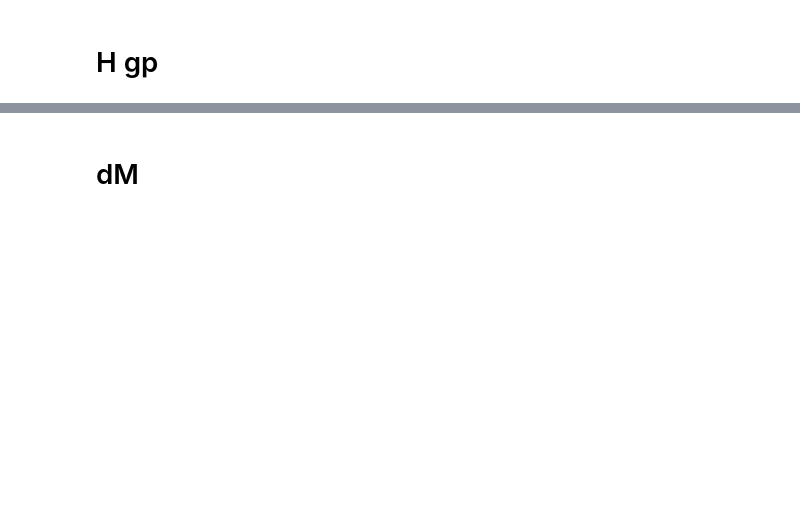
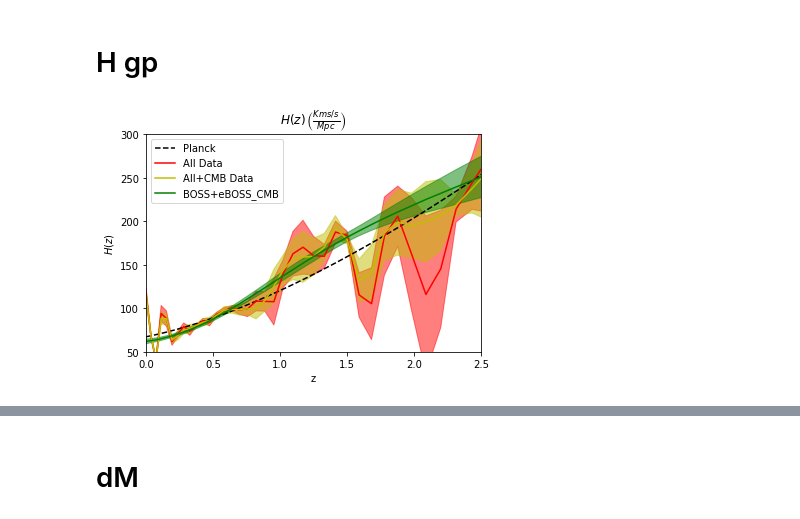
Before and after one commit to JaimeRZP/Growz, a Jupyter notebook: notebooks/plotting.ipynb, the cells around one changed output, grey strips where cells are left out. Saved outputs shown, nothing was run; the diff lists cells and outputs as text; code cells hidden in the pictures; blank space fills up the shorter version.

```diff
--- a/notebooks/plotting.ipynb
+++ b/notebooks/plotting.ipynb
@@ -187,13 +229,14 @@ tools = utils.utils()
 c = tools.c
 
 H_All_m, H_All_s = get_m_s(CC_DS17_BOSS_eBOSS_Wigglez_DSS['Hz'])
+H_All_CMB_m, H_All_CMB_s = get_m_s(CC_DS17_BOSS_eBOSS_Wigglez_DSS_CMB['Hz'])
 H_CC_DS17_Wigglez_DSS_m, H_CC_DS17_Wigglez_DSS_s = get_m_s(CC_DS17_Wigglez_DSS['Hz'])
 H_CC_DS17_m, H_CC_DS17_s = get_m_s(CC_DS17['Hz'])
 H_BOSS_eBOSS_m, H_BOSS_eBOSS_s = get_m_s(BOSS_eBOSS['Hz'])
+H_BOSS_eBOSS_CMB_m, H_BOSS_eBOSS_CMB_s = get_m_s(BOSS_eBOSS_CMB['Hz'])
 H_DESI_m, H_DESI_s = get_m_s(DESI['Hz'])
 ###
-H_DESI_l_m, H_DESI_l_s = get_m_s(DESI_l['Hz'])
-H_DESI_FCMB_m, H_DESI_FCMB_s = get_m_s(DESI_FCMB['Hz'])
+H_DESI_CMB_m, H_DESI_CMB_s = get_m_s(DESI_CMB['Hz'])
 ###
 H_CC_m, H_CC_s = get_m_s(CC['Hz'])
 H_DS17_m, H_DS17_s = get_m_s(DS17['Hz'])
@@ -207,38 +250,48 @@ H_WFIRST_m, H_WFIRST_s = get_m_s(WFIRST['Hz'])
 #H_RatQuad_m, H_RatQuad_s = get_m_s(RatQuad['Hz'])
 #H_ExpQuad_m, H_ExpQuad_s = get_m_s(ExpQuad['Hz'])
 
+z_planck = z_arr[z_arr<1085]
 Planck_preds = tools.get_preds(CC['z_arr'], mode = 'Planck')
-Riess_preds = tools.get_preds(CC['z_arr'], mode = 'Riess')
-Panth_preds = tools.get_preds(CC['z_arr'], mode = 'Panth')
+Planck_preds2 = tools.get_preds(z_planck, mode = 'Planck')
+#Riess_preds = tools.get_preds(CC['z_arr'], mode = 'Riess')
+#Panth_preds = tools.get_preds(CC['z_arr'], mode = 'Panth')
 # %%
 plt.plot(CC['z_arr'], Planck_preds['Hkms_arr'], 'k--', label='Planck')
 #plt.plot(z_DESIfs8, Panth_preds['Hkms_arr'], 'k-.', label='Panth')
 
 #plt.errorbar(CC['z'], CC['data'], yerr = CC['err'], fmt='ko', label='CC')
 #plt.errorbar(BOSS['z'], BOSS['para_data'], yerr=BOSS['para_err'], fmt='kv', label='BOSS DR12')
 #plt.errorbar(eBOSS['z'], c/1000/(eBOSS['para_data']*eBOSS['rd']), yerr = 1/eBOSS['rd']/(np.array([0.47])), fmt='ks', label='eBOSS DR16')
 
-plt.plot(BOSS_eBOSS['z_arr'],  H_BOSS_eBOSS_m, color ='m', label='BOSS+eBOSS')
-plt.fill_between(BOSS_eBOSS['z_arr'], H_BOSS_eBOSS_m+H_BOSS_eBOSS_s,
-                 H_BOSS_eBOSS_m-H_BOSS_eBOSS_s, color='m', alpha=.5)
-plt.plot(CC_DS17['z_arr'],  H_CC_DS17_m, color ='b', label='CC+DS17')
-plt.fill_between(CC_DS17['z_arr'], H_CC_DS17_m+H_CC_DS17_s,
-                 H_CC_DS17_m-H_CC_DS17_s, color='b', alpha=.5)
-plt.plot(CC_DS17_Wigglez_DSS['z_arr'],  H_CC_DS17_Wigglez_DSS_m, color ='g', label='CC+DS17+Wigglez+DSS')
-plt.fill_between(CC_DS17['z_arr'], H_CC_DS17_Wigglez_DSS_m+H_CC_DS17_Wigglez_DSS_s,
-                 H_CC_DS17_Wigglez_DSS_m-H_CC_DS17_Wigglez_DSS_s, color='g', alpha=.5)
-plt.plot(CC['z_arr'],  H_All_m, color ='r', label='All Data')
-plt.fill_between(CC['z_arr'], H_All_m+H_All_s, H_All_m-H_All_s, color='r', alpha=.5)
+#plt.plot(BOSS_eBOSS['z_arr'],  H_BOSS_eBOSS_m, color ='m', label='BOSS+eBOSS')
+#plt.fill_between(BOSS_eBOSS['z_arr'], H_BOSS_eBOSS_m+H_BOSS_eBOSS_s,
+#                 H_BOSS_eBOSS_m-H_BOSS_eBOSS_s, color='m', alpha=.5)
+#plt.plot(CC_DS17['z_arr'],  H_CC_DS17_m, color ='b', label='CC+DS17')
+#plt.fill_between(CC_DS17['z_arr'], H_CC_DS17_m+H_CC_DS17_s,
+#                 H_CC_DS17_m-H_CC_DS17_s, color='b', alpha=.5)
+#plt.plot(CC_DS17_Wigglez_DSS['z_arr'],  H_CC_DS17_Wigglez_DSS_m, color ='g', label='CC+DS17+Wigglez+DSS')
+#plt.fill_between(CC_DS17['z_arr'], H_CC_DS17_Wigglez_DSS_m+H_CC_DS17_Wigglez_DSS_s,
+#                 H_CC_DS17_Wigglez_DSS_m-H_CC_DS17_Wigglez_DSS_s, color='g', alpha=.5)
+plt.plot(DESI_CMB['z_arr'],  H_All_m, color ='r', label='All Data')
+plt.fill_between(DESI_CMB['z_arr'], H_All_m+H_All_s, H_All_m-H_All_s, color='r', alpha=.5)
+plt.plot(DESI_CMB['z_arr'],  H_All_CMB_m, color ='y', label='All+CMB Data')
+plt.fill_between(DESI_CMB['z_arr'], H_All_CMB_m+H_All_CMB_s, H_All_CMB_m-H_All_CMB_s, color='y', alpha=.5)
+plt.plot(BOSS_eBOSS_CMB['z_arr'],  H_BOSS_eBOSS_CMB_m, color ='g', label='BOSS+eBOSS_CMB')
+plt.fill_between(BOSS_eBOSS_CMB['z_arr'], H_BOSS_eBOSS_CMB_m+H_BOSS_eBOSS_CMB_s,
+                 H_BOSS_eBOSS_CMB_m-H_BOSS_eBOSS_CMB_s, color='g', alpha=.5)
 
 # axis labels and title
 plt.xlim(0, 2.5)
+plt.ylim(50, 300)
 plt.xlabel("z")
 plt.ylabel(r"$H(z)$")
 plt.title(r"$H(z) \, \left(\frac{Kms/s}{Mpc} \right)$")
 plt.legend();
 
 os.remove('/mnt/c/Users/Jaime/Desktop/PhD/gp_figures/H_gp_data.pdf')
 plt.savefig('/mnt/c/Users/Jaime/Desktop/PhD/gp_figures/H_gp_data.pdf')
+# %% [output]
+[figure, added]
 # %%
 plt.plot(CC['z_arr'], Planck_preds['Hkms_arr'], 'k--', label='Planck')
 
```
Also changed, not shown: parts of 21 cells of this notebook, 5 other files.
